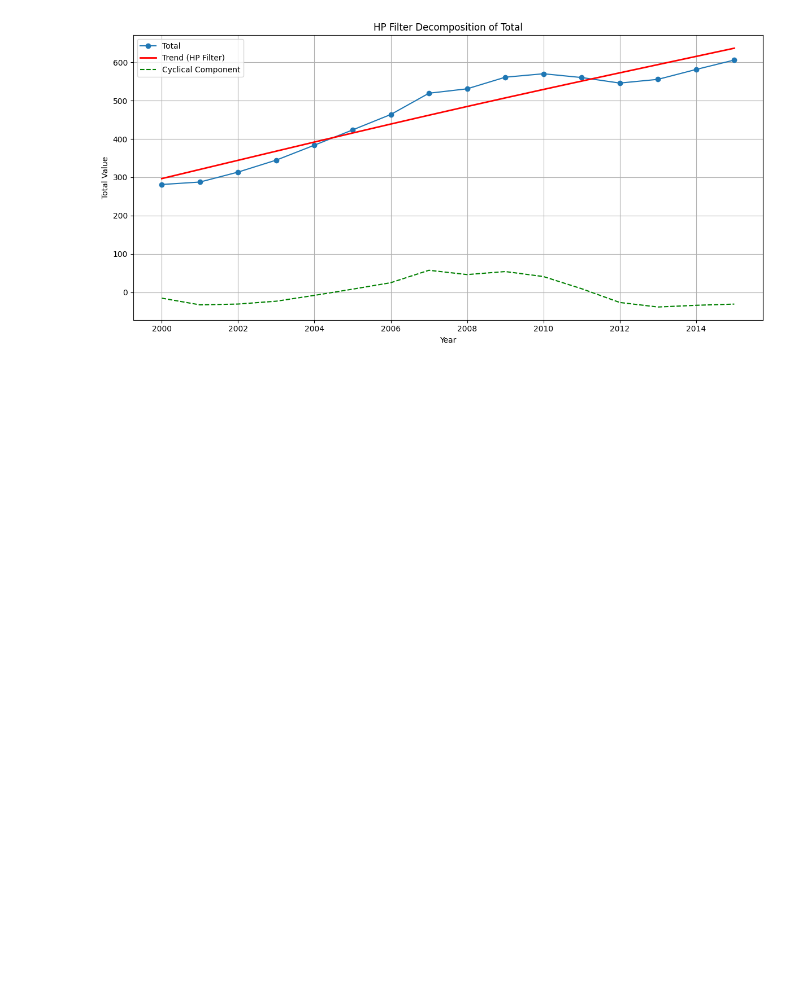
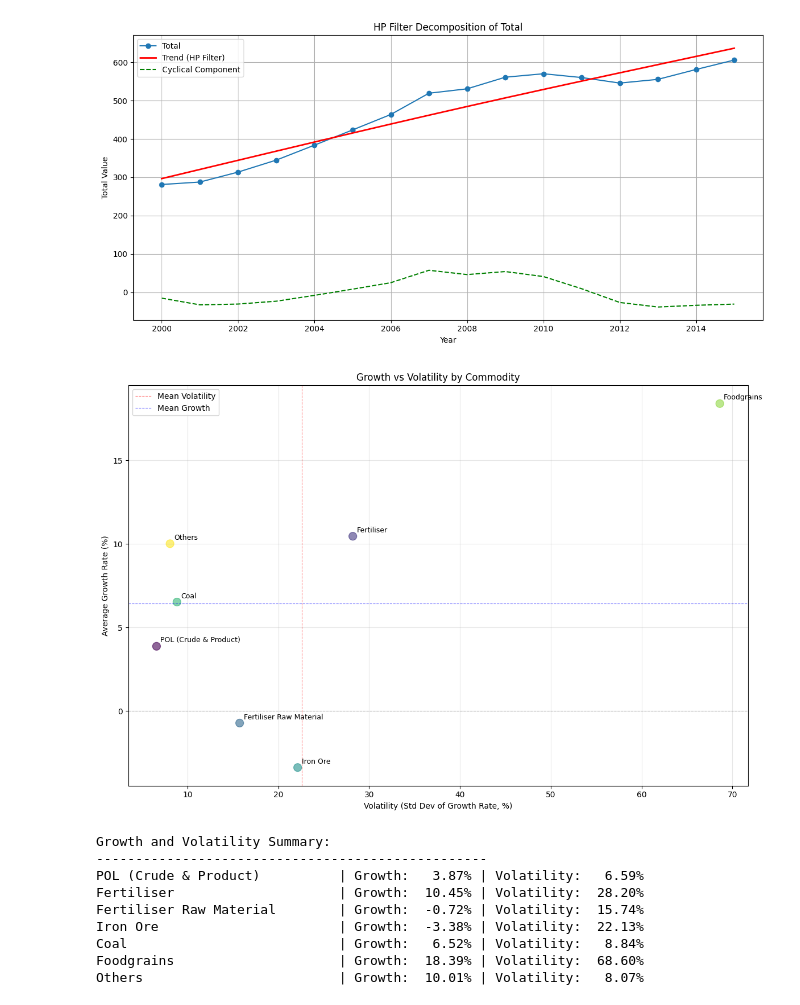
Before and after one commit to sarthak-somani/stats-project, a Jupyter notebook: stats-project-code.ipynb, the cells around one changed output. Drawn from its saved outputs; the diff is of its cells as text; code cells hidden in the pictures; blank space fills up the shorter version.

```diff
--- a/stats-project-code.ipynb
+++ b/stats-project-code.ipynb
@@ -157,3 +224,52 @@ else:
     print('No Total column found in the data.')
 # %% [output]
 [figure]
+# %%
+# Scatter plot: Growth vs Volatility by commodity
+import numpy as np
+
+# Get commodities (excluding year and total columns)
+commodities = [col for col in df.columns[1:] if 'total' not in col.lower()]
+
+# Calculate average growth rate and volatility (standard deviation of growth rates) for each commodity
+growth_rates = df[commodities].pct_change() * 100
+avg_growth = growth_rates.mean()
+volatility = growth_rates.std()
+
+# Create scatter plot
+plt.figure(figsize=(12, 8))
+plt.scatter(volatility, avg_growth, s=100, alpha=0.6, c=range(len(commodities)), cmap='viridis')
+
+# Add labels for each point
+for i, commodity in enumerate(commodities):
+    plt.annotate(commodity, (volatility[i], avg_growth[i]),
+                xytext=(5, 5), textcoords='offset points', fontsize=9)
+
+plt.axhline(0, color='gray', linewidth=0.8, linestyle='--', alpha=0.5)
+plt.axvline(volatility.mean(), color='red', linewidth=0.8, linestyle='--', alpha=0.5, label='Mean Volatility')
+plt.axhline(avg_growth.mean(), color='blue', linewidth=0.8, linestyle='--', alpha=0.5, label='Mean Growth')
+
+plt.xlabel('Volatility (Std Dev of Growth Rate, %)')
+plt.ylabel('Average Growth Rate (%)')
+plt.title('Growth vs Volatility by Commodity')
+plt.legend()
+plt.grid(True, alpha=0.3)
+plt.tight_layout()
+plt.show()
+
+# Print summary statistics
+print("\nGrowth and Volatility Summary:")
+print("-" * 50)
+for commodity in commodities:
+    print(f"{commodity:30s} | Growth: {avg_growth[commodity]:6.2f}% | Volatility: {volatility[commodity]:6.2f}%")
+# %% [output]
+[figure, added]
+Growth and Volatility Summary:
+--------------------------------------------------
+POL (Crude & Product)          | Growth:   3.87% | Volatility:   6.59%
+Fertiliser                     | Growth:  10.45% | Volatility:  28.20%
+Fertiliser Raw Material        | Growth:  -0.72% | Volatility:  15.74%
+Iron Ore                       | Growth:  -3.38% | Volatility:  22.13%
+Coal                           | Growth:   6.52% | Volatility:   8.84%
+Foodgrains                     | Growth:  18.39% | Volatility:  68.60%
+Others                         | Growth:  10.01% | Volatility:   8.07%
```
Also changed, not shown: parts of 4 cells of this notebook.
